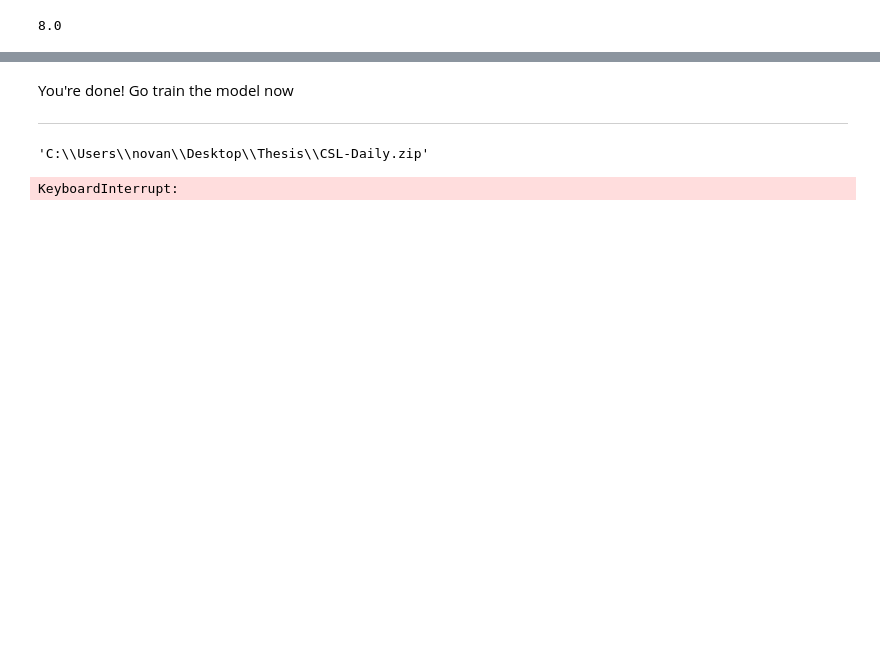
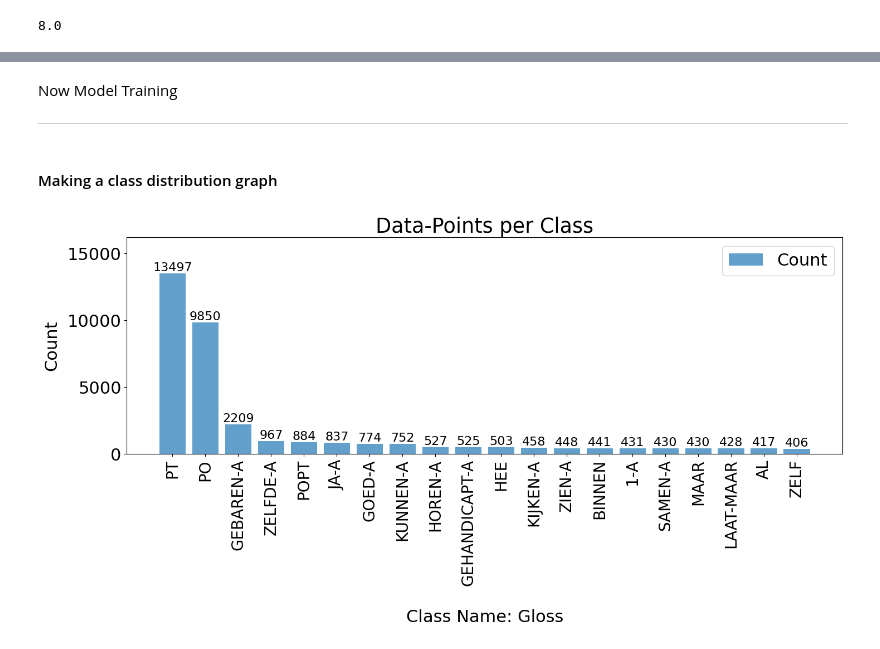
Before and after one commit to Noorvh/Thesis_NGT_Recognition, a Jupyter notebook: Data_Preprocessing.ipynb, the cells around one changed output, grey strips where cells are left out. Drawn from its saved outputs; the diff is of its cells as text; code cells hidden in the pictures; blank space fills up the shorter version.

Commit message:
Added files via upload.
Final file versions as of 10 March 2025

```diff
--- a/Data_Preprocessing.ipynb
+++ b/Data_Preprocessing.ipynb
@@ -877,4 +891,0 @@ validate.to_pickle("Data/CorpusNGT/validate_cutoff{}_upperlimit{}.pkl".format(cu
-# %% [markdown]
-You're done! Go train the model now
-
-----------------------------
@@ -889,12 +892,60 @@ for p in glob.glob('Data/CorpusNGT/gloss_split_8frames/**/*.MPG', recursive=True
-# %%
-### Extra code to zip the data and upload it to SURF server
-import shutil
-shutil.make_archive("CSL-Daily", 'zip', "Data/CSL-Daily")
-# %% [output]
-'C:\\Users\\novan\\Desktop\\Thesis\\CSL-Daily.zip'
-# %%
-filename = 'gloss_split_8frames_zipped2.zip'
-zipdir = 'gloss_split_8frames'
-shutil.unpack_archive(filename, zipdir, "zip")
-# %% [output]
-KeyboardInterrupt:
+# %% [markdown]
+Now Model Training
+
+----------------------------
+# %% [markdown]
+#### Making a class distribution graph
+# %%
+catgCountDict = dict()
+listOfCats = os.listdir(path2data)
+
+for catg in listOfCats:
+    path2catg = os.path.join(path2data, catg)
+    nr = len(os.listdir(path2catg))
+    catgCountDict[catg] = nr
+
+catgCountDict = {k: v for k, v in sorted(catgCountDict.items(), key=lambda item: item[1])}
+
+from itertools import islice
+catgCountDict = list(islice(reversed(catgCountDict.items()), 20))
+catgCountDict = dict(catgCountDict)
+# %%
+import matplotlib.pyplot as plt
+import numpy as np
+
+bar_width = 0.70
+
+# Extract keys and values
+labels = list(catgCountDict.keys())
+values = list(catgCountDict.values())
+
+# Plotting the data
+plt.figure(figsize=(15, 8))
+x_positions = np.arange(len(labels))
+
+plt.rcParams.update({'font.size': 22})
+# Create bars
+bars = plt.bar(x_positions, values, alpha=0.7, label='Count')
+
+# Add text labels on top of bars
+for bar, value in zip(bars, values):
+    plt.text(bar.get_x() + bar.get_width()/2, bar.get_height() + 2, str(value),
+             ha='center', va='bottom', fontsize=16, color='black')
+
+plt.title('Data-Points per Class')
+plt.xlabel('Class Name: Gloss', labelpad=30)
+plt.ylabel('Count', labelpad=10)
+plt.ylim(0, max(values) * 1.2)  # Set limit slightly above max value for better visibility
+
+y_ticks = np.arange(0, max(values) + 3000, 5000)
+plt.yticks(y_ticks)
+
+# Update x-axis labels
+plt.xticks(x_positions, labels, rotation=90, fontsize=20)
+
+plt.legend()
+plt.tight_layout()
+plt.savefig('Class_Counts.png')
+plt.show()
+# %% [output]
+[figure, added]
```
Also changed, not shown: parts of 11 cells of this notebook, 7 other files.
